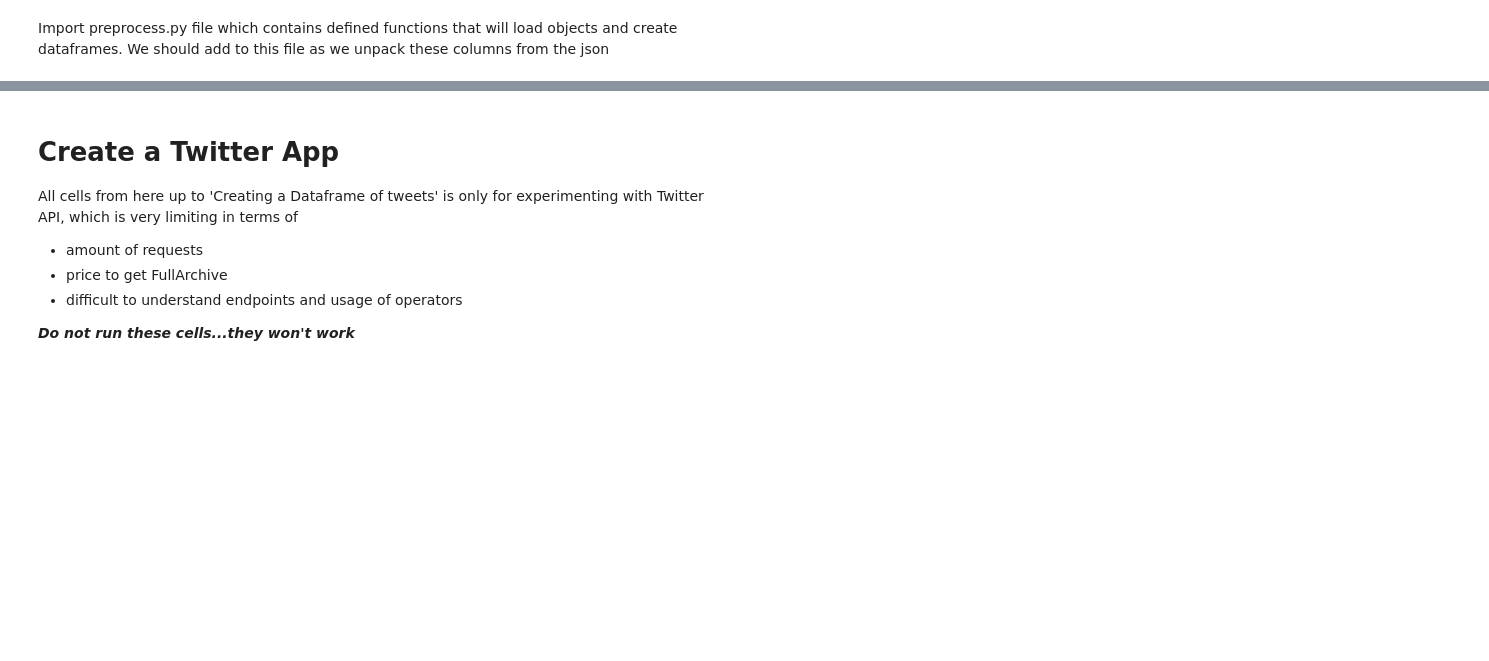
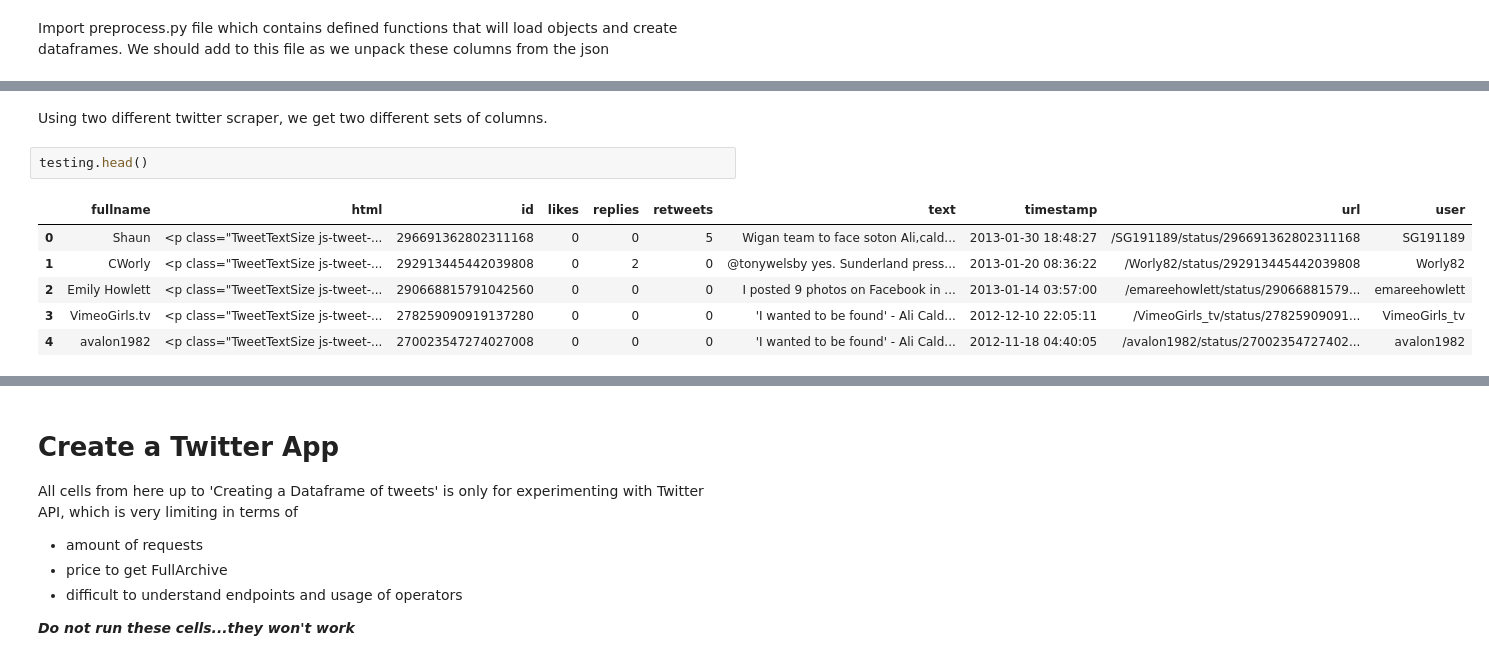
Before and after one commit to karolyxy/breakinghits, a Jupyter notebook: Twitter_cleaning.ipynb, the cells around one changed output, grey strips where cells are left out. Cells and saved outputs as stored; diff of their text form; blank space fills up the shorter version.

```diff
--- a/Twitter_cleaning.ipynb
+++ b/Twitter_cleaning.ipynb
@@ -54,0 +92,11 @@ hash_tags = tweet_open('hash.json')
+# %% [markdown]
+Using two different twitter scraper, we get two different sets of columns.
+# %%
+testing.head()
+# %% [output]
+|  | fullname | html | id | likes | replies | retweets | text | timestamp | url | user |
+| 0 | Shaun | <p class="TweetTextSize js-tweet-... | 296691362802311168 | 0 | 0 | 5 | Wigan team to face soton Ali,cald... | 2013-01-30 18:48:27 | /SG191189/status/296691362802311168 | SG191189 |
+| 1 | CWorly | <p class="TweetTextSize js-tweet-... | 292913445442039808 | 0 | 2 | 0 | @tonywelsby yes. Sunderland press... | 2013-01-20 08:36:22 | /Worly82/status/292913445442039808 | Worly82 |
+| 2 | Emily Howlett | <p class="TweetTextSize js-tweet-... | 290668815791042560 | 0 | 0 | 0 | I posted 9 photos on Facebook in ... | 2013-01-14 03:57:00 | /emareehowlett/status/29066881579... | emareehowlett |
+| 3 | VimeoGirls.tv | <p class="TweetTextSize js-tweet-... | 278259090919137280 | 0 | 0 | 0 | 'I wanted to be found' - Ali Cald... | 2012-12-10 22:05:11 | /VimeoGirls_tv/status/27825909091... | VimeoGirls_tv |
+| 4 | avalon1982 | <p class="TweetTextSize js-tweet-... | 270023547274027008 | 0 | 0 | 0 | 'I wanted to be found' - Ali Cald... | 2012-11-18 04:40:05 | /avalon1982/status/27002354727402... | avalon1982 |
```
Also changed, not shown: parts of 18 cells of this notebook, 5 other files.
